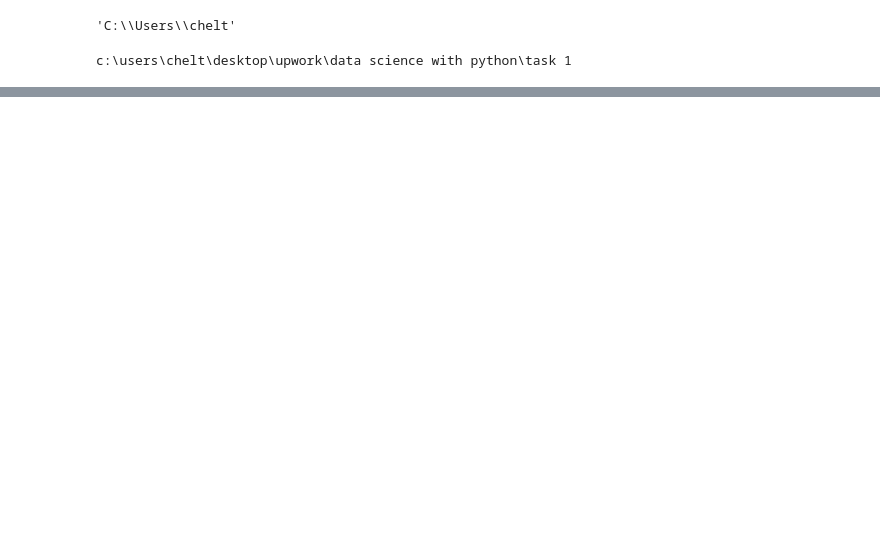
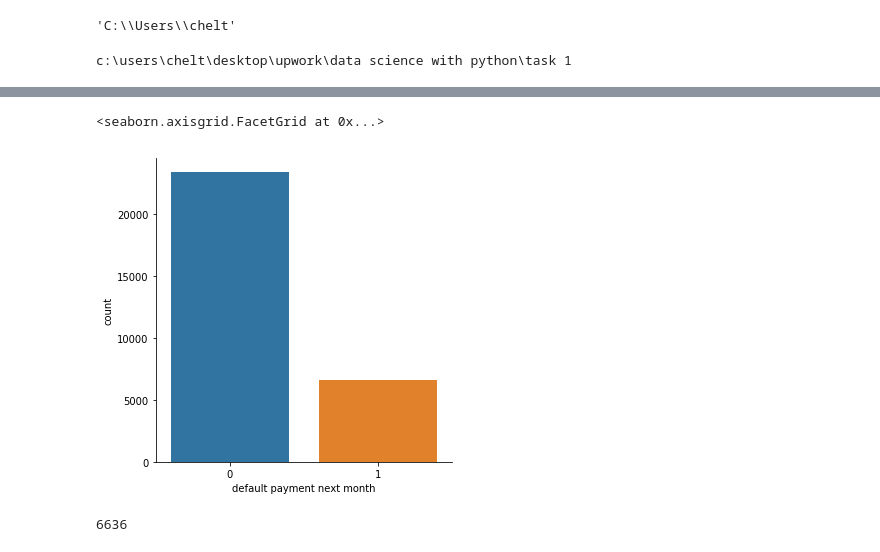
Before and after one commit to cuechikw/python-notebooks, a Jupyter notebook: C5T2.ipynb, the cells around one changed output, grey strips where cells are left out. Cells and saved outputs as stored; diff of their text form; code cells hidden in the pictures; blank space fills up the shorter version.

```diff
--- a/C5T2.ipynb
+++ b/C5T2.ipynb
@@ -155,0 +118,9 @@ default payment next month -3.924264e+02                    0.172276
+# %%
+sns.catplot('default payment next month', data=credit_df, kind='count')
+# %% [output]
+<seaborn.axisgrid.FacetGrid at 0x...>
+[figure, added]
+# %%
+len(defaulted)
+# %% [output]
+6636
```
Also changed, not shown: parts of 87 cells of this notebook.
